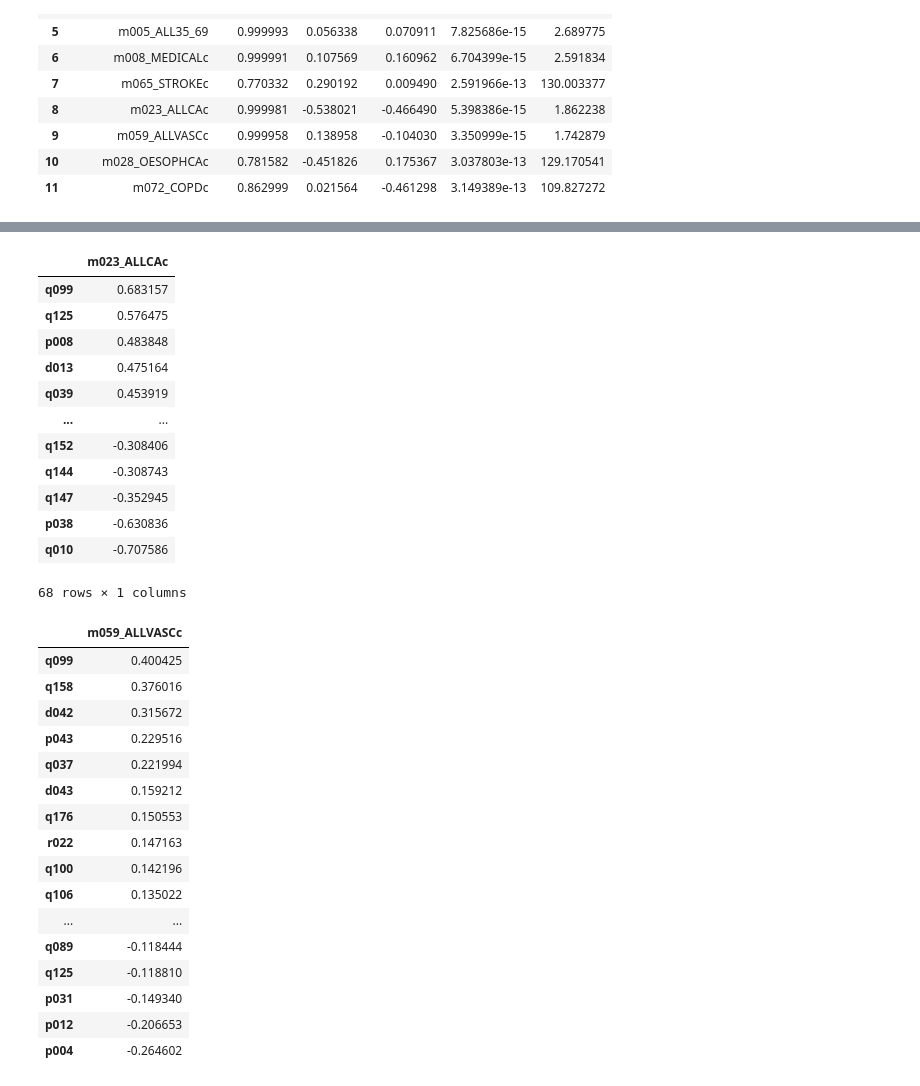
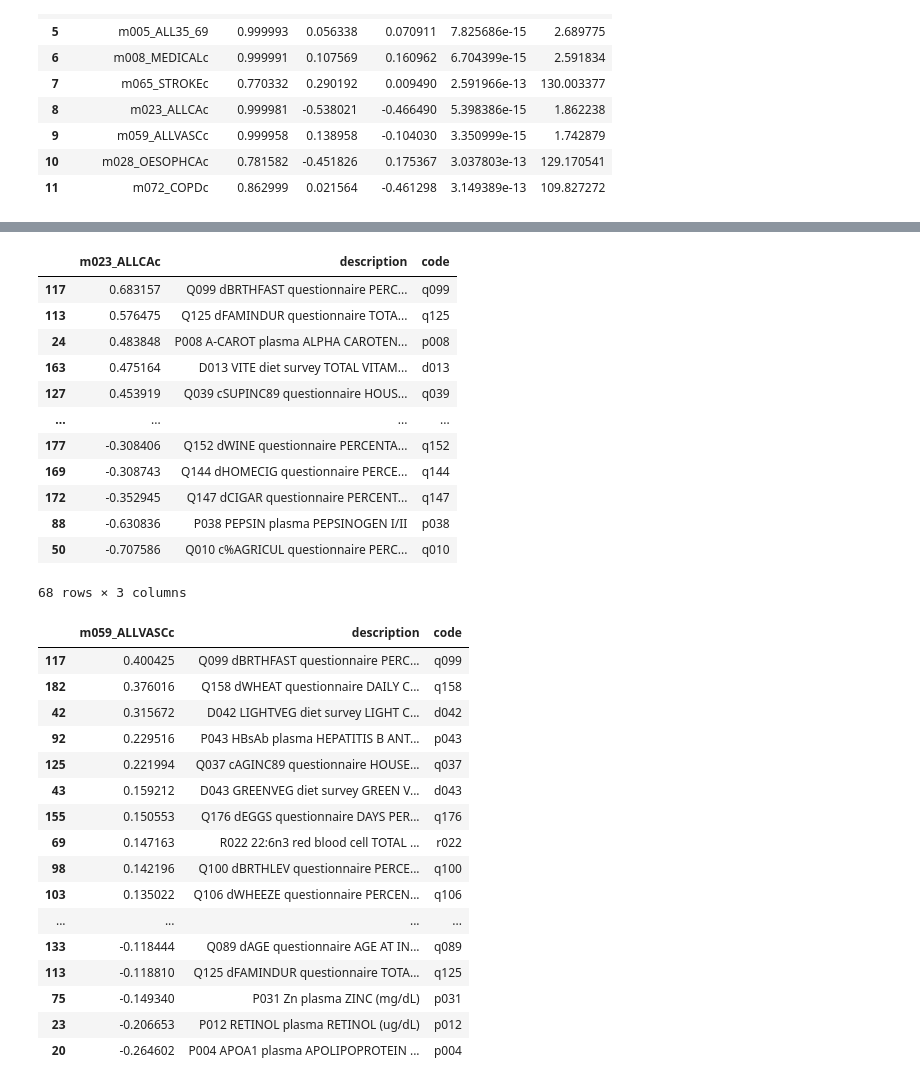
Before and after one commit to colbytse/community_health_project, a Jupyter notebook: modeling-ct.ipynb, the cells around one changed output, grey strips where cells are left out. Saved outputs shown, nothing was run; the diff lists cells and outputs as text; code cells hidden in the pictures.

```diff
--- a/modeling-ct.ipynb
+++ b/modeling-ct.ipynb
@@ -386,0 +378,4 @@ imp_features['m010_NONMEDc'][imp_features['m010_NONMEDc'] != 0].to_frame().sort_
+# %%
+imp_features.reset_index(inplace=True)
+# %%
+score_df = imp_features.merge(text_df, left_on='index', right_on='code', how='left').drop(columns = ['index'])
@@ -437,38 +445,42 @@ imp_features['m065_STROKEc'][imp_features['m065_STROKEc'] != 0].to_frame().sort_
 # %%
 imp_features['m023_ALLCAc'][imp_features['m023_ALLCAc'] != 0].to_frame().sort_values(by='m023_ALLCAc', ascending=False)
+score_df[['m023_ALLCAc', 'description', 'code']][score_df['m023_ALLCAc'] != 0]\
+.sort_values(by='m023_ALLCAc', ascending=False)
 # %% [output]
-|  | m023_ALLCAc |
-| q099 | 0.683157 |
-| q125 | 0.576475 |
-| p008 | 0.483848 |
-| d013 | 0.475164 |
-| q039 | 0.453919 |
-| ... | ... |
-| q152 | -0.308406 |
-| q144 | -0.308743 |
-| q147 | -0.352945 |
-| p038 | -0.630836 |
-| q010 | -0.707586 |
+|  | m023_ALLCAc | description | code |
+| 117 | 0.683157 | Q099 dBRTHFAST questionnaire PERC... | q099 |
+| 113 | 0.576475 | Q125 dFAMINDUR questionnaire TOTA... | q125 |
+| 24 | 0.483848 | P008 A-CAROT plasma ALPHA CAROTEN... | p008 |
+| 163 | 0.475164 | D013 VITE diet survey TOTAL VITAM... | d013 |
+| 127 | 0.453919 | Q039 cSUPINC89 questionnaire HOUS... | q039 |
+| ... | ... | ... | ... |
+| 177 | -0.308406 | Q152 dWINE questionnaire PERCENTA... | q152 |
+| 169 | -0.308743 | Q144 dHOMECIG questionnaire PERCE... | q144 |
+| 172 | -0.352945 | Q147 dCIGAR questionnaire PERCENT... | q147 |
+| 88 | -0.630836 | P038 PEPSIN plasma PEPSINOGEN I/II | p038 |
+| 50 | -0.707586 | Q010 c%AGRICUL questionnaire PERC... | q010 |
-68 rows × 1 columns
+68 rows × 3 columns
 # %%
 imp_features['m059_ALLVASCc'][imp_features['m059_ALLVASCc'] != 0].to_frame().sort_values(by='m059_ALLVASCc', ascending=False)
+score_df[['m059_ALLVASCc', 'description', 'code']][score_df['m059_ALLVASCc'] != 0]\
+.sort_values(by='m059_ALLVASCc', ascending=False)
 # %% [output]
-|  | m059_ALLVASCc |
-| q099 | 0.400425 |
-| q158 | 0.376016 |
-| d042 | 0.315672 |
-| p043 | 0.229516 |
-| q037 | 0.221994 |
-| d043 | 0.159212 |
-| q176 | 0.150553 |
-| r022 | 0.147163 |
-| q100 | 0.142196 |
-| q106 | 0.135022 |
-| ... | ... |
-| q089 | -0.118444 |
-| q125 | -0.118810 |
-| p031 | -0.149340 |
-| p012 | -0.206653 |
-| p004 | -0.264602 |
+|  | m059_ALLVASCc | description | code |
+| 117 | 0.400425 | Q099 dBRTHFAST questionnaire PERC... | q099 |
+| 182 | 0.376016 | Q158 dWHEAT questionnaire DAILY C... | q158 |
+| 42 | 0.315672 | D042 LIGHTVEG diet survey LIGHT C... | d042 |
+| 92 | 0.229516 | P043 HBsAb plasma HEPATITIS B ANT... | p043 |
+| 125 | 0.221994 | Q037 cAGINC89 questionnaire HOUSE... | q037 |
+| 43 | 0.159212 | D043 GREENVEG diet survey GREEN V... | d043 |
+| 155 | 0.150553 | Q176 dEGGS questionnaire DAYS PER... | q176 |
+| 69 | 0.147163 | R022 22:6n3 red blood cell TOTAL ... | r022 |
+| 98 | 0.142196 | Q100 dBRTHLEV questionnaire PERCE... | q100 |
+| 103 | 0.135022 | Q106 dWHEEZE questionnaire PERCEN... | q106 |
+| ... | ... | ... | ... |
+| 133 | -0.118444 | Q089 dAGE questionnaire AGE AT IN... | q089 |
+| 113 | -0.118810 | Q125 dFAMINDUR questionnaire TOTA... | q125 |
+| 75 | -0.149340 | P031 Zn plasma ZINC (mg/dL) | p031 |
+| 23 | -0.206653 | P012 RETINOL plasma RETINOL (ug/dL) | p012 |
+| 20 | -0.264602 | P004 APOA1 plasma APOLIPOPROTEIN ... | p004 |
 # %%
 imp_features['m028_OESOPHCAc'][imp_features['m028_OESOPHCAc'] != 0].to_frame().sort_values(by='m028_OESOPHCAc', ascending=False)
```
Also changed, not shown: parts of 11 cells of this notebook.
